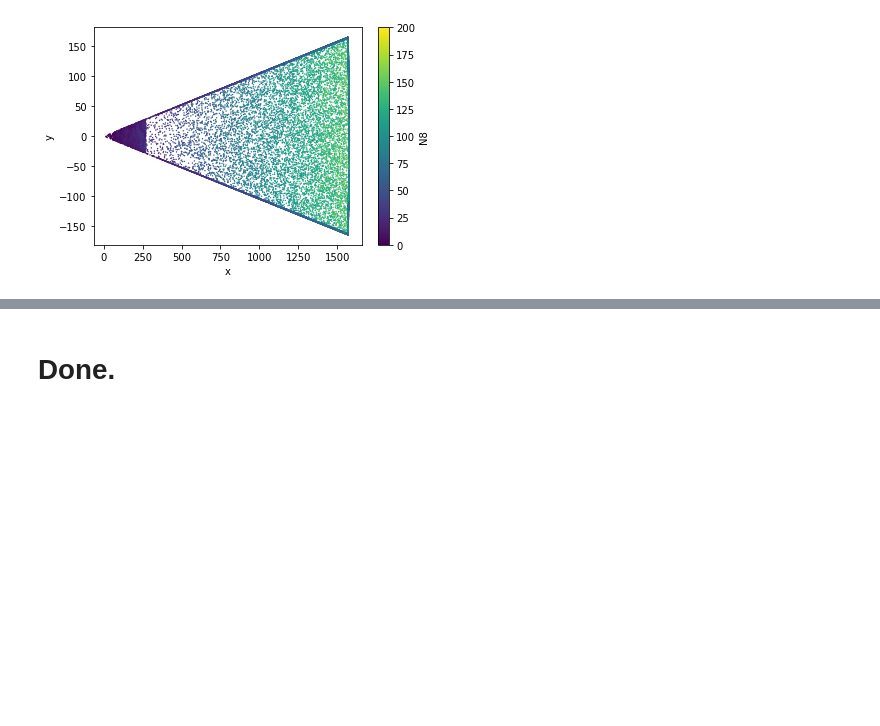
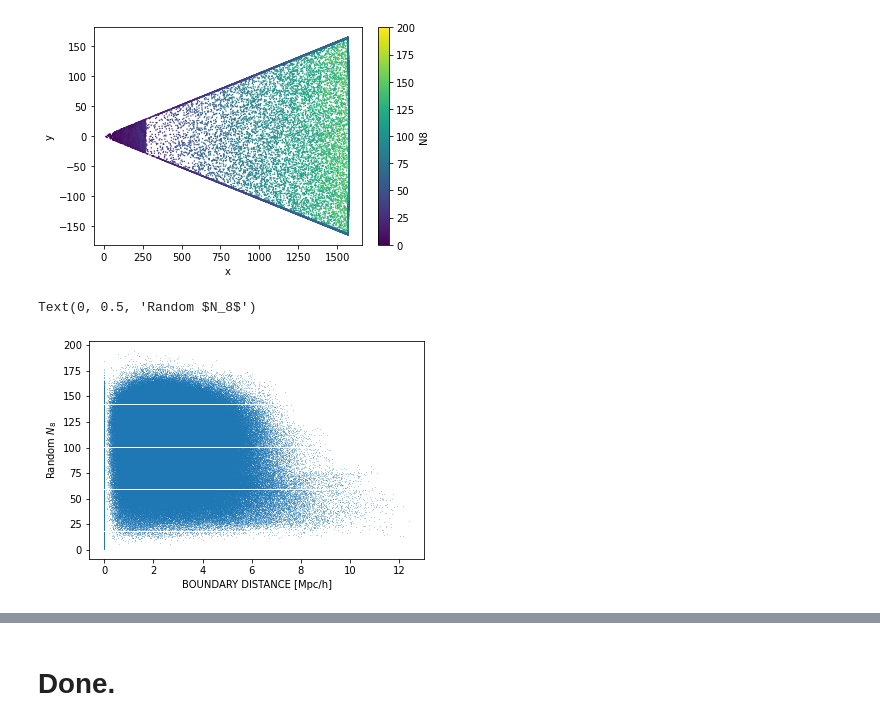
Before and after one commit to SgmAstro/DESI, a Jupyter notebook: randoms_qa.ipynb, the cells around one changed output, grey strips where cells are left out. Saved outputs shown, nothing was run; the diff lists cells and outputs as text; code cells hidden in the pictures; blank space fills up the shorter version.

Commit message:
bound_dist.py

```diff
--- a/randoms_qa.ipynb
+++ b/randoms_qa.ipynb
@@ -108,3 +108,11 @@ pl.colorbar(label='N8')
 # %% [output]
 <matplotlib.colorbar.Colorbar at 0x...>
 [figure]
+# %%
+pl.scatter(rand['BOUND_DIST'], rand['N8'], marker='.', lw=0.0, s=1)
+
+pl.xlabel('BOUNDARY DISTANCE [Mpc/h]')
+pl.ylabel(r'Random $N_8$')
+# %% [output]
+Text(0, 0.5, 'Random $N_8$')
+[figure, added]
```
Also changed, not shown: parts of 5 cells of this notebook, 1 other file.
